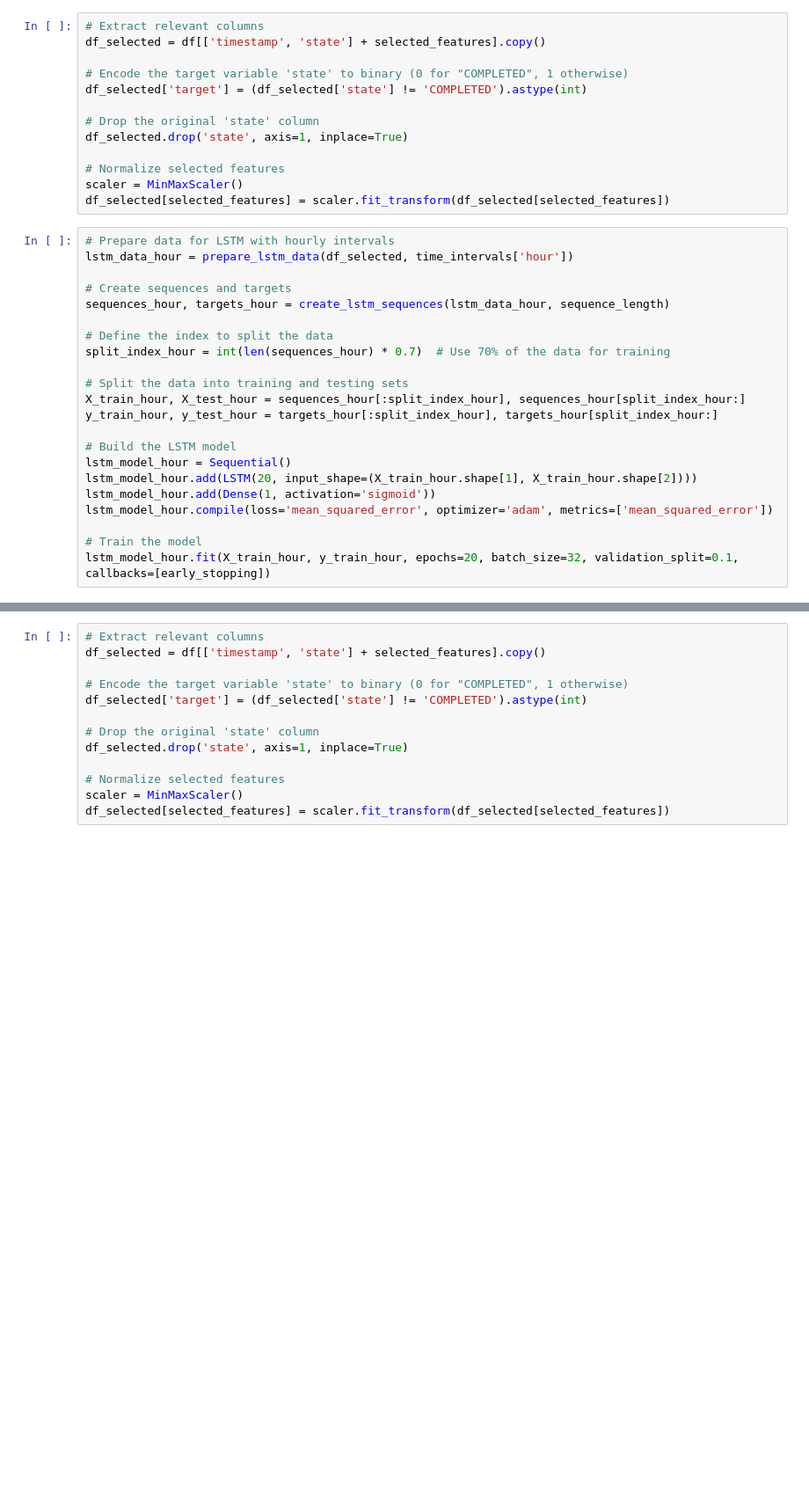
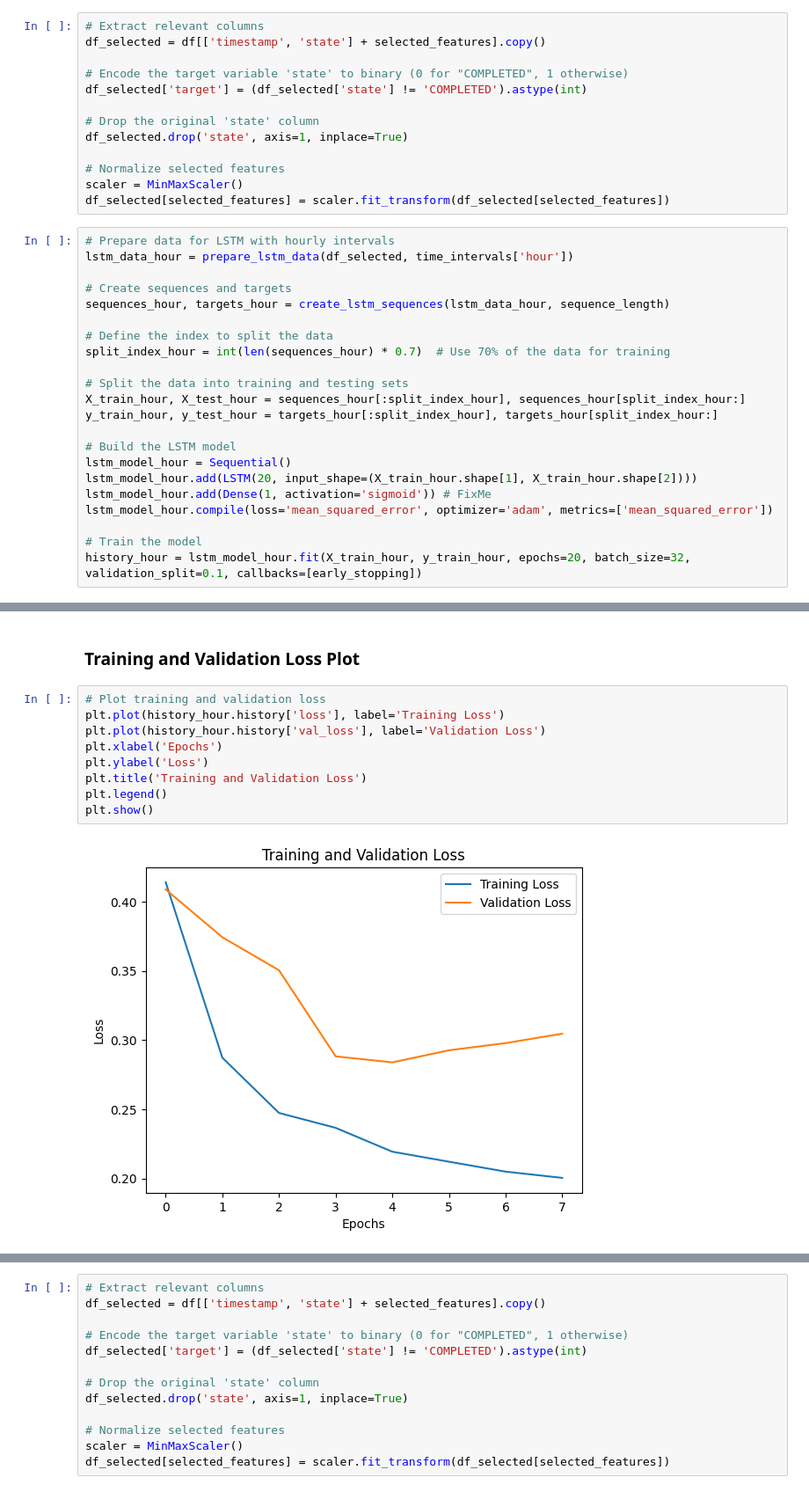
Before and after one commit to yyzangg/honours-programme-project, a Jupyter notebook: LSTM.ipynb, the cells around one changed output, grey strips where cells are left out. Shown at 88% size. Drawn from its saved outputs; the diff is of its cells as text; blank space fills up the shorter version.

```diff
--- a/LSTM.ipynb
+++ b/LSTM.ipynb
@@ -318,9 +330,9 @@ y_train_hour, y_test_hour = targets_hour[:split_index_hour], targets_hour[split_
 # Build the LSTM model
 lstm_model_hour = Sequential()
 lstm_model_hour.add(LSTM(20, input_shape=(X_train_hour.shape[1], X_train_hour.shape[2])))
-lstm_model_hour.add(Dense(1, activation='sigmoid'))
+lstm_model_hour.add(Dense(1, activation='sigmoid')) # FixMe
 lstm_model_hour.compile(loss='mean_squared_error', optimizer='adam', metrics=['mean_squared_error'])
 
 # Train the model
-lstm_model_hour.fit(X_train_hour, y_train_hour, epochs=20, batch_size=32, validation_split=0.1, callbacks=[early_stopping])
+history_hour = lstm_model_hour.fit(X_train_hour, y_train_hour, epochs=20, batch_size=32, validation_split=0.1, callbacks=[early_stopping])
 # %% [output]
@@ -343,0 +387,13 @@ Epoch 8/20
+# %% [markdown]
+### Training and Validation Loss Plot
+# %%
+# Plot training and validation loss
+plt.plot(history_hour.history['loss'], label='Training Loss')
+plt.plot(history_hour.history['val_loss'], label='Validation Loss')
+plt.xlabel('Epochs')
+plt.ylabel('Loss')
+plt.title('Training and Validation Loss')
+plt.legend()
+plt.show()
+# %% [output]
+[figure, added]
```
Also changed, not shown: parts of 27 cells of this notebook, 3 other files.
